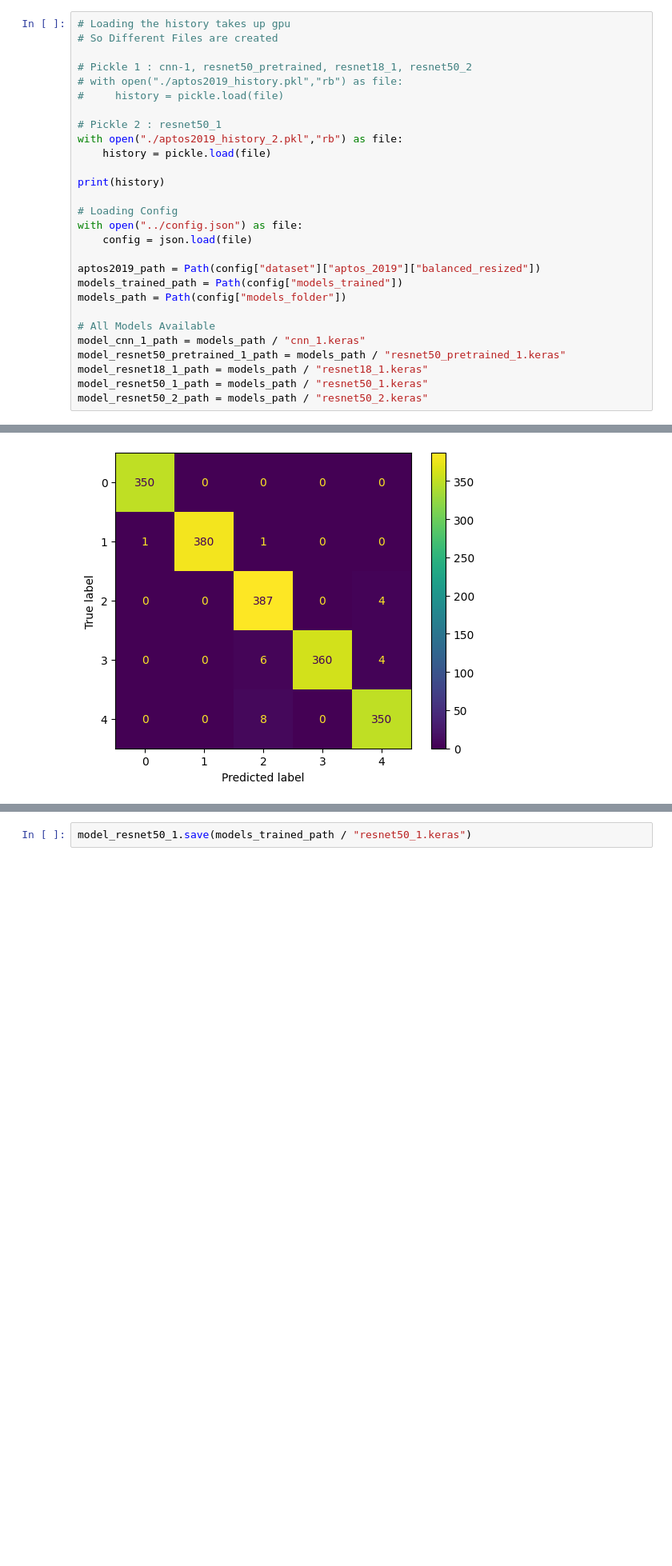
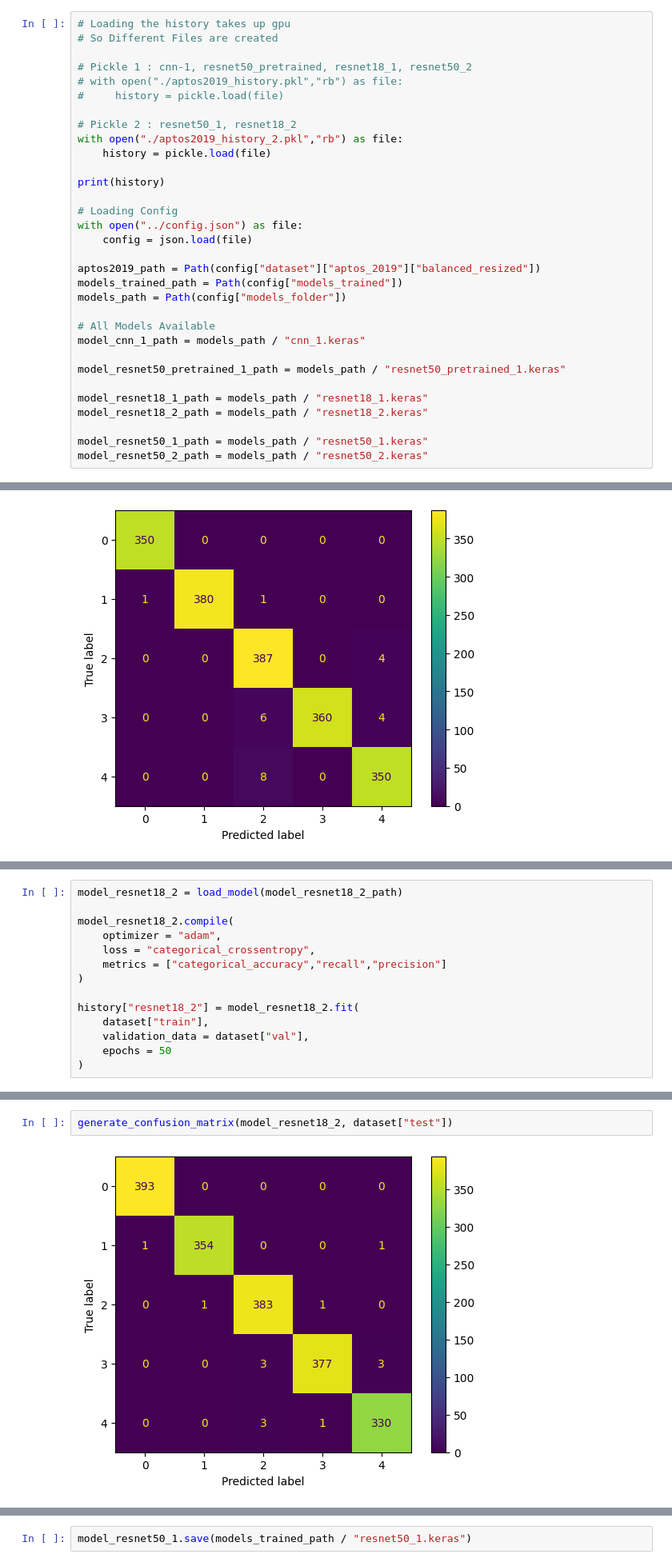
Before and after one commit to karthikeyan2725/Diabetic-Retinopathy-Screening, a Jupyter notebook: train/aptos2019.ipynb, the cells around one changed output, grey strips where cells are left out. Shown at 80% size. Drawn from its saved outputs; the diff is of its cells as text; blank space fills up the shorter version.

```diff
--- a/train/aptos2019.ipynb
+++ b/train/aptos2019.ipynb
@@ -28,7 +28,7 @@ To enable the following instructions: AVX2 FMA, in other operations, rebuild Ten
 # with open("./aptos2019_history.pkl","rb") as file:
 #     history = pickle.load(file)
 
-# Pickle 2 : resnet50_1
+# Pickle 2 : resnet50_1, resnet18_2
 with open("./aptos2019_history_2.pkl","rb") as file:
     history = pickle.load(file)
 
@@ -44,8 +44,12 @@ models_path = Path(config["models_folder"])
 
 # All Models Available
 model_cnn_1_path = models_path / "cnn_1.keras"
+
 model_resnet50_pretrained_1_path = models_path / "resnet50_pretrained_1.keras"
+
 model_resnet18_1_path = models_path / "resnet18_1.keras"
+model_resnet18_2_path = models_path / "resnet18_2.keras"
+
 model_resnet50_1_path = models_path / "resnet50_1.keras"
 model_resnet50_2_path = models_path / "resnet50_2.keras"
 # %% [output]
@@ -322,0 +331,14 @@ generate_confusion_matrix(model_resnet18_1, dataset["test"])
+# %%
+model_resnet18_2 = load_model(model_resnet18_2_path)
+
+model_resnet18_2.compile(
+    optimizer = "adam",
+    loss = "categorical_crossentropy",
+    metrics = ["categorical_accuracy","recall","precision"]
+)
+
+history["resnet18_2"] = model_resnet18_2.fit(
+    dataset["train"],
+    validation_data = dataset["val"],
+    epochs = 50
+)
@@ -323,3 +369,7 @@ generate_confusion_matrix(model_resnet18_1, dataset["test"])
+# %%
+generate_confusion_matrix(model_resnet18_2, dataset["test"])
+# %% [output]
+[figure, added]
 # %% [markdown]
 #### Resnet50 - 1
 * Average Pooling -> Dense(512) -> Dense(5, "Softmax")
```
Also changed, not shown: parts of 7 cells of this notebook.
